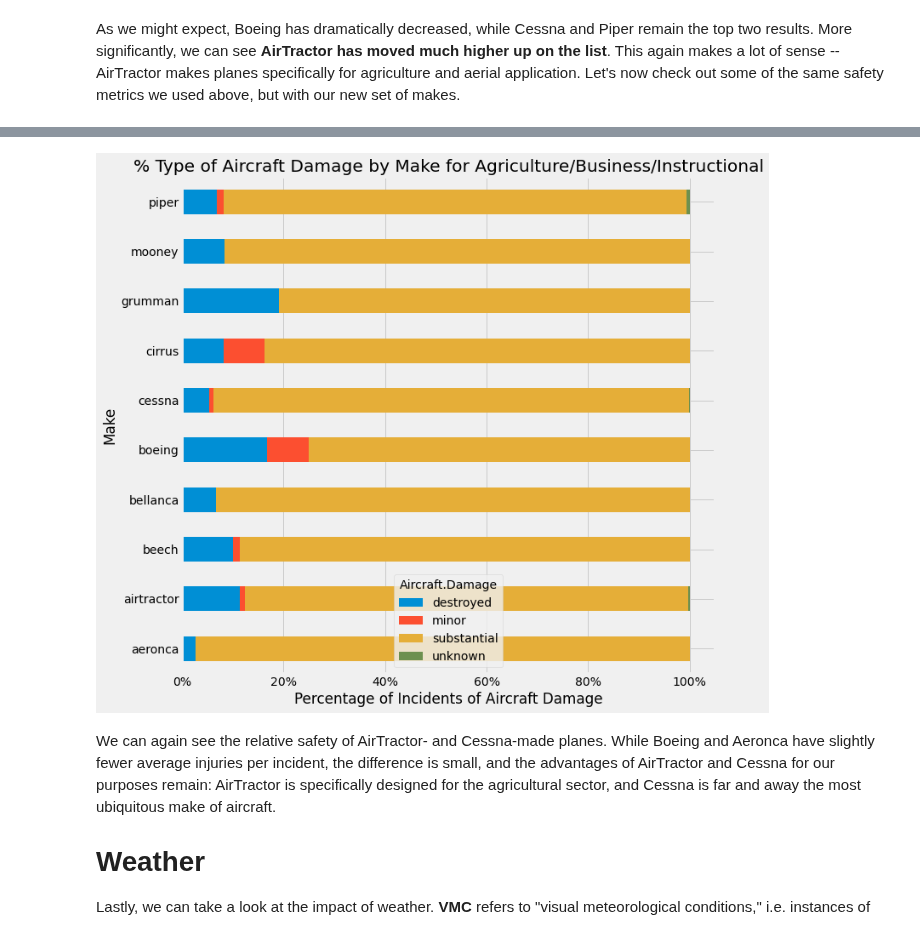
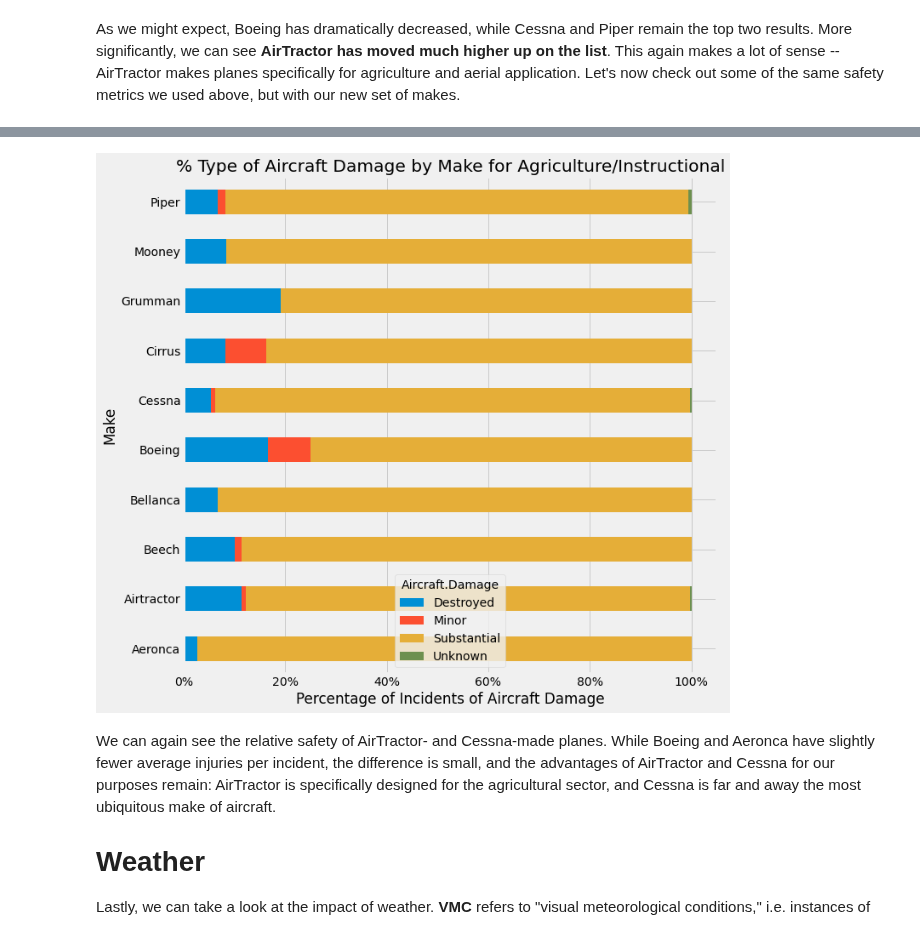
Before and after one commit to natehiatt/aviation_project, a Jupyter notebook: final.ipynb, the cells around one changed output, grey strips where cells are left out. Saved outputs shown, nothing was run; the diff lists cells and outputs as text; code cells hidden in the pictures.

```diff
--- a/final.ipynb
+++ b/final.ipynb
@@ -290,7 +290,7 @@ We can now take a look at the data for our chosen categories of **agricultural**
 # %%
 # First, we will make our new, subsetted dataframe that only includes the agricultural (aerial
 # application) and instructional flights:
-df_agriculture_instructional = df[(df['Purpose.Binned'] == 'aerial application') | (df['Purpose.Binned'] == 'instructional')].copy()
+df_agriculture_instructional = df[(df['Purpose.Binned'] == 'Aerial Application') | (df['Purpose.Binned'] == 'Instructional')].copy()
 
 # We will then remake our list of top 10 makes for this subsetted dataframe. In this case,
 # we're choosing to bypass the top 25 list, since we didn't get much useful info out of it.
@@ -340,11 +340,11 @@ ax.legend(['Fatal', 'Serious', 'Minor']);
 # %%
 ax = top_10_agri_instr_df.groupby(['Make', 'Aircraft.Damage']).size().unstack().apply(lambda x: x/x.sum() * 100, axis=1).plot(kind='barh', stacked=True, figsize=(10, 10))
 ax.set_xticklabels(['{:,.0%}'.format(x/100) for x in ax.get_xticks()])
-plt.title('% Type of Aircraft Damage by Make for Agriculture/Business/Instructional')
+plt.title('% Type of Aircraft Damage by Make for Agriculture/Instructional')
 plt.xlabel('Percentage of Incidents of Aircraft Damage')
 plt.ylabel('Make');
 # %% [output]
-[figure, old version]
+[figure, new version]
 # %% [markdown]
 We can again see the relative safety of AirTractor- and Cessna-made planes. While Boeing and Aeronca have slightly fewer average injuries per incident, the difference is small, and the advantages of AirTractor and Cessna for our purposes remain: AirTractor is specifically designed for the agricultural sector, and Cessna is far and away the most ubiquitous make of aircraft.
 
```
Also changed, not shown: parts of 19 cells of this notebook, 1 other file.
